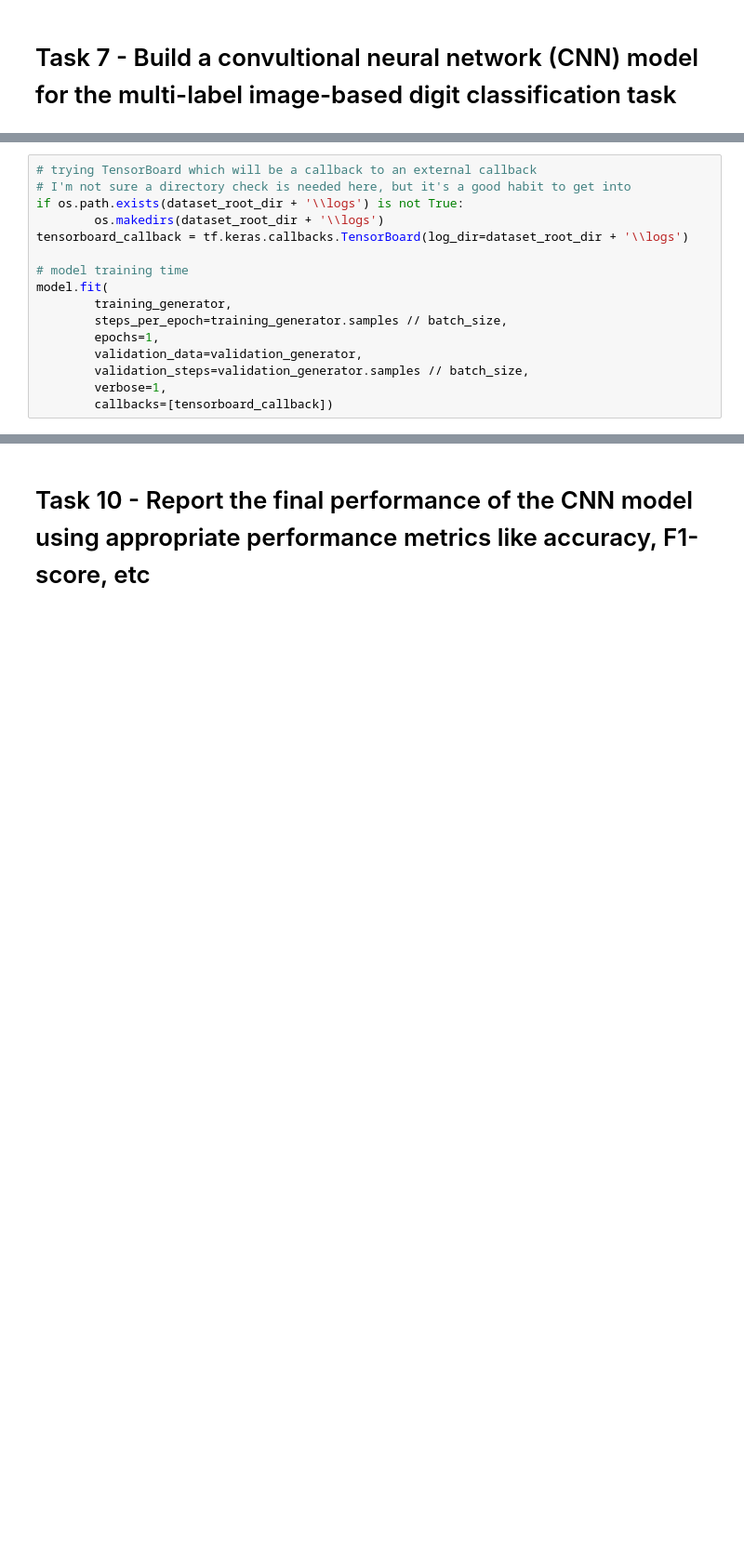
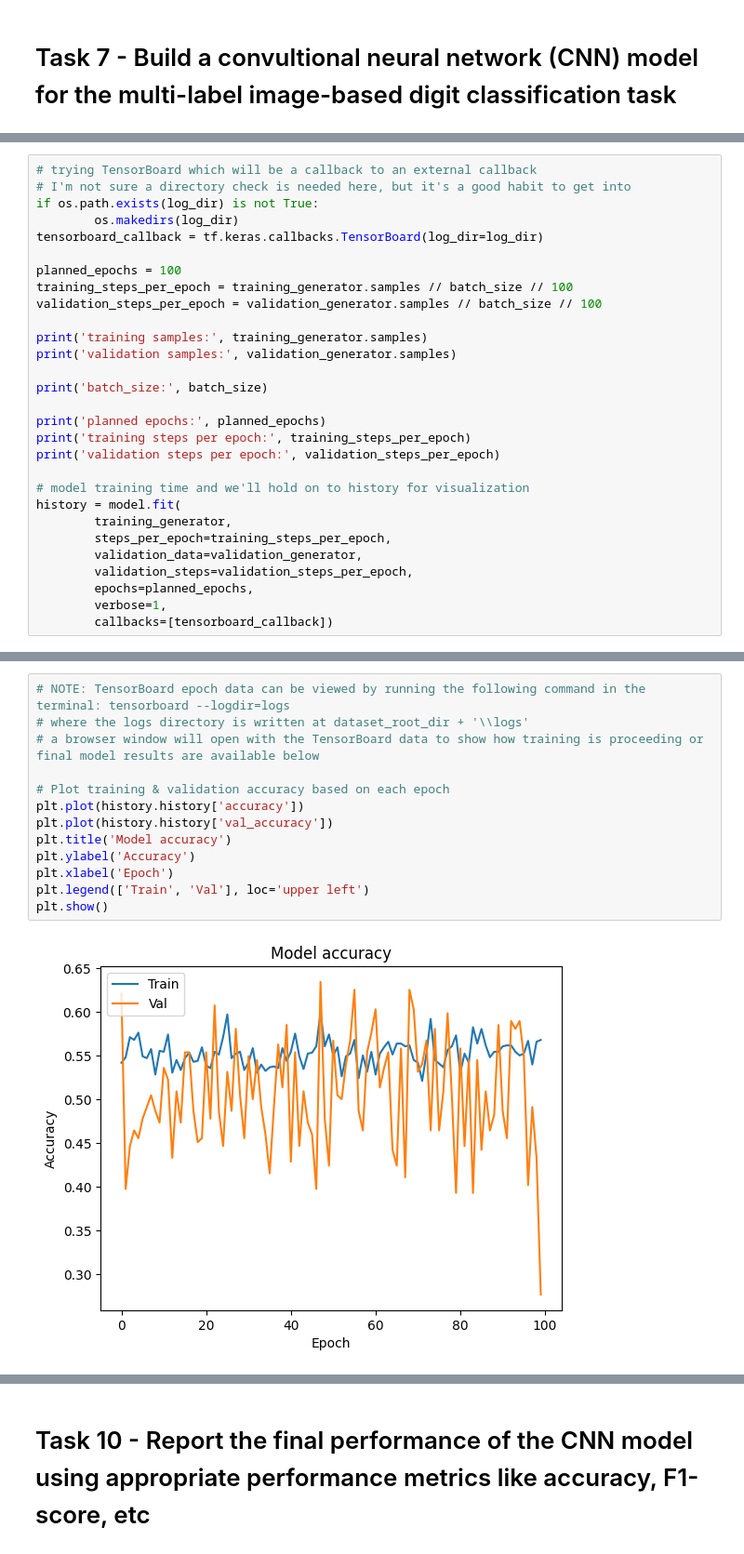
Before and after one commit to chrismintz1/Public, a Jupyter notebook: module 3 final assignment/final assignment part 2.ipynb, the cells around one changed output, grey strips where cells are left out. Shown: that part at 93% size. Cells and saved outputs as stored; diff of their text form; blank space fills up the shorter version.

```diff
--- a/module 3 final assignment/final assignment part 2.ipynb
+++ b/module 3 final assignment/final assignment part 2.ipynb
@@ -276,17 +307,30 @@ datset_peek(test_generator, 10)
 # %%
 # trying TensorBoard which will be a callback to an external callback
 # I'm not sure a directory check is needed here, but it's a good habit to get into
-if os.path.exists(dataset_root_dir + '\\logs') is not True:
-        os.makedirs(dataset_root_dir + '\\logs')
-tensorboard_callback = tf.keras.callbacks.TensorBoard(log_dir=dataset_root_dir + '\\logs')
+if os.path.exists(log_dir) is not True:
+        os.makedirs(log_dir)
+tensorboard_callback = tf.keras.callbacks.TensorBoard(log_dir=log_dir)
 
-# model training time
-model.fit(
+planned_epochs = 100
+training_steps_per_epoch = training_generator.samples // batch_size // 100
+validation_steps_per_epoch = validation_generator.samples // batch_size // 100
+
+print('training samples:', training_generator.samples)
+print('validation samples:', validation_generator.samples)
+
+print('batch_size:', batch_size)
+
+print('planned epochs:', planned_epochs)
+print('training steps per epoch:', training_steps_per_epoch)
+print('validation steps per epoch:', validation_steps_per_epoch)
+
+# model training time and we'll hold on to history for visualization
+history = model.fit(
         training_generator,
-        steps_per_epoch=training_generator.samples // batch_size,
-        epochs=1,
+        steps_per_epoch=training_steps_per_epoch,
         validation_data=validation_generator,
-        validation_steps=validation_generator.samples // batch_size,
+        validation_steps=validation_steps_per_epoch,
+        epochs=planned_epochs,
         verbose=1,
         callbacks=[tensorboard_callback])
 # %% [output]
@@ -298,0 +513,15 @@ model.fit(
+# %%
+# NOTE: TensorBoard epoch data can be viewed by running the following command in the terminal: tensorboard --logdir=logs
+# where the logs directory is written at dataset_root_dir + '\\logs'
+# a browser window will open with the TensorBoard data to show how training is proceeding or final model results are available below
+
+# Plot training & validation accuracy based on each epoch
+plt.plot(history.history['accuracy'])
+plt.plot(history.history['val_accuracy'])
+plt.title('Model accuracy')
+plt.ylabel('Accuracy')
+plt.xlabel('Epoch')
+plt.legend(['Train', 'Val'], loc='upper left')
+plt.show()
+# %% [output]
+[figure, added]
```
Also changed, not shown: parts of 13 cells of this notebook.
